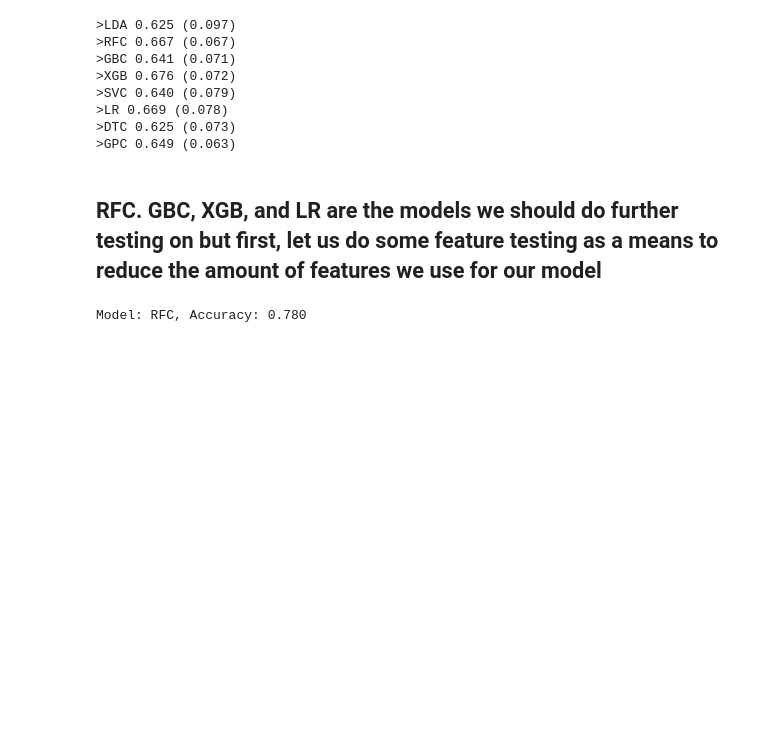
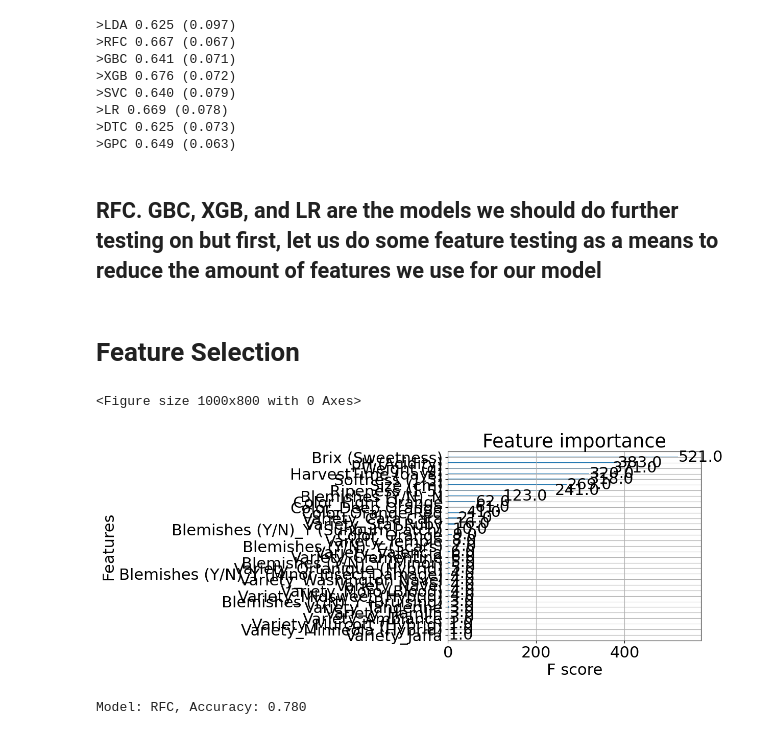
Before and after one commit to MaukanMir/Orange-Quality-Analysis-Classifier, a Jupyter notebook: training.ipynb, the cells around one changed output. Drawn from its saved outputs; the diff is of its cells as text; code cells hidden in the pictures; blank space fills up the shorter version.

Commit message:
graph has gone haywire

```diff
--- a/training.ipynb
+++ b/training.ipynb
@@ -491,6 +491,23 @@ for i in range(len(models)):
 >GPC 0.649 (0.063)
 # %% [markdown]
 ## RFC. GBC, XGB, and LR are the models we should do further testing on but first, let us do some feature testing as a means to reduce the amount of features we use for our model
+# %% [markdown]
+# Feature Selection
+# %%
+import matplotlib.pyplot as plt
+from xgboost import XGBClassifier, plot_importance
+
+# Assuming X_processed and y_encoded are already defined and prepared
+model = XGBClassifier()
+model.fit(X_processed, y_encoded)
+
+# Basic plot
+plt.figure(figsize=(10, 8))  # A moderate size to start with
+plot_importance(model)
+plt.show()
+# %% [output]
+<Figure size 1000x800 with 0 Axes>
+[figure, added]
 # %%
 from sklearn.calibration import cross_val_predict
 
```
Also changed, not shown: parts of 1 cell of this notebook.
